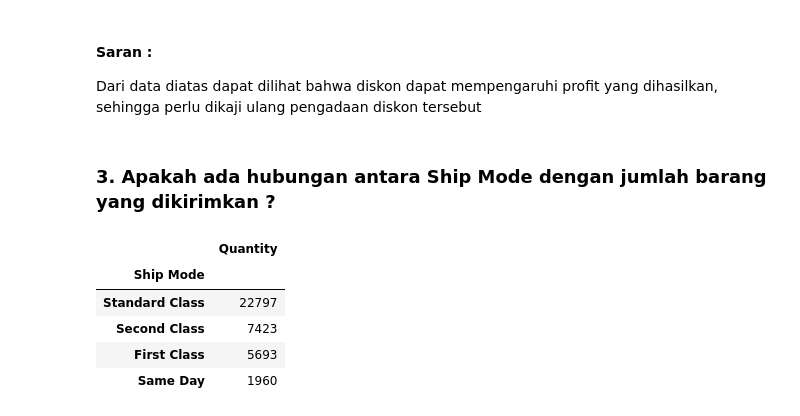
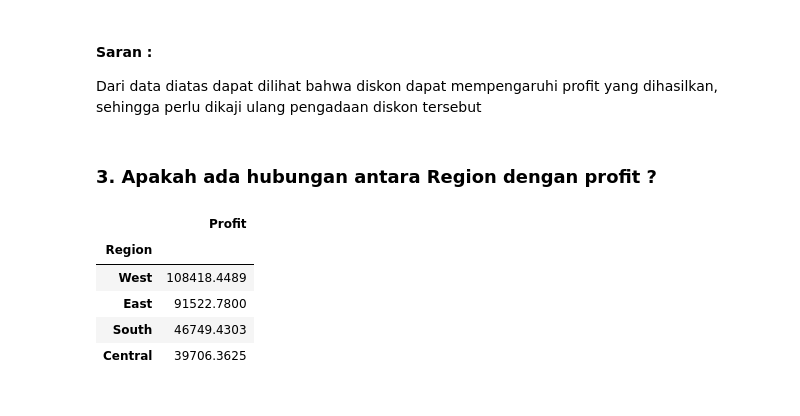
Before and after one commit to tonimurfid/Tugas_Internship_BCC, a Jupyter notebook: python/EDA_5_Fatoni Murfid Syaafii.ipynb, the cells around one changed output. Saved outputs shown, nothing was run; the diff lists cells and outputs as text; code cells hidden in the pictures.

```diff
--- a/python/EDA_5_Fatoni Murfid Syaafii.ipynb
+++ b/python/EDA_5_Fatoni Murfid Syaafii.ipynb
@@ -106,16 +106,16 @@ Text(0.5, 1.0, 'Most Profit')
 #### Saran :
 Dari data diatas dapat dilihat bahwa diskon dapat mempengaruhi profit yang dihasilkan, sehingga perlu dikaji ulang pengadaan diskon tersebut
 # %% [markdown]
-### 3. Apakah ada hubungan antara Ship Mode dengan jumlah barang yang dikirimkan ?
+### 3. Apakah ada hubungan antara Region dengan profit ?
-# %%
-# df_3 = pd.DataFrame(df['Ship Mode'].unique())
-df_3 = pd.DataFrame(df.groupby('Ship Mode')['Quantity'].sum().sort_values(ascending=False))
-df_3
-# %% [output]
-|  | Quantity |
-| Ship Mode |  |
-| Standard Class | 22797 |
-| Second Class | 7423 |
-| First Class | 5693 |
-| Same Day | 1960 |
+# %%
+region = df.groupby('Region').agg({'Profit':'sum'})
+region = region.sort_values(by='Profit', ascending=False)
+region
+# %% [output]
+|  | Profit |
+| Region |  |
+| West | 108418.4489 |
+| East | 91522.7800 |
+| South | 46749.4303 |
+| Central | 39706.3625 |
 # %%
```
Also changed, not shown: parts of 3 cells of this notebook.
